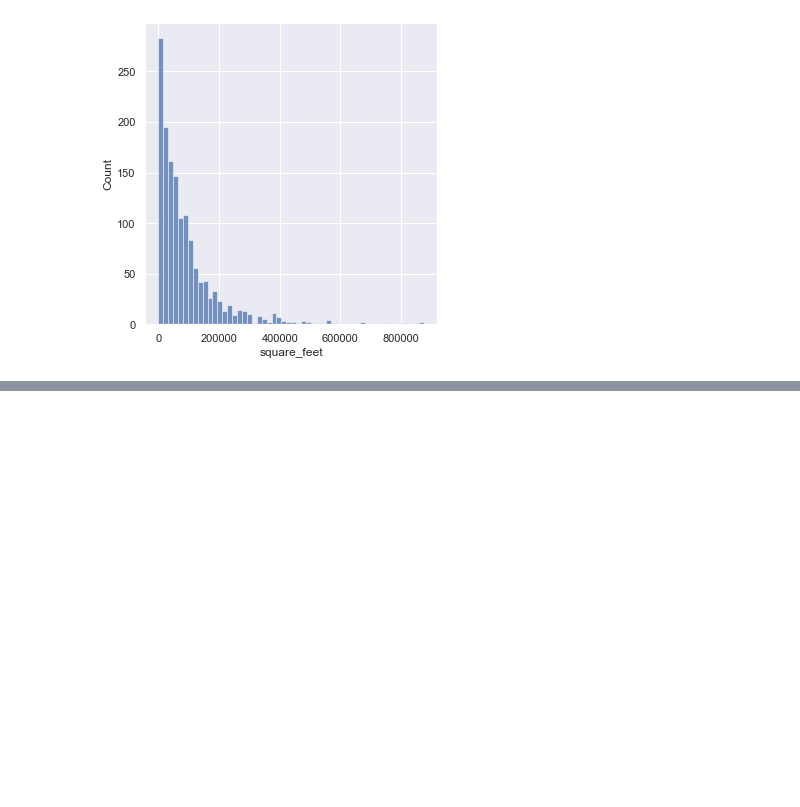
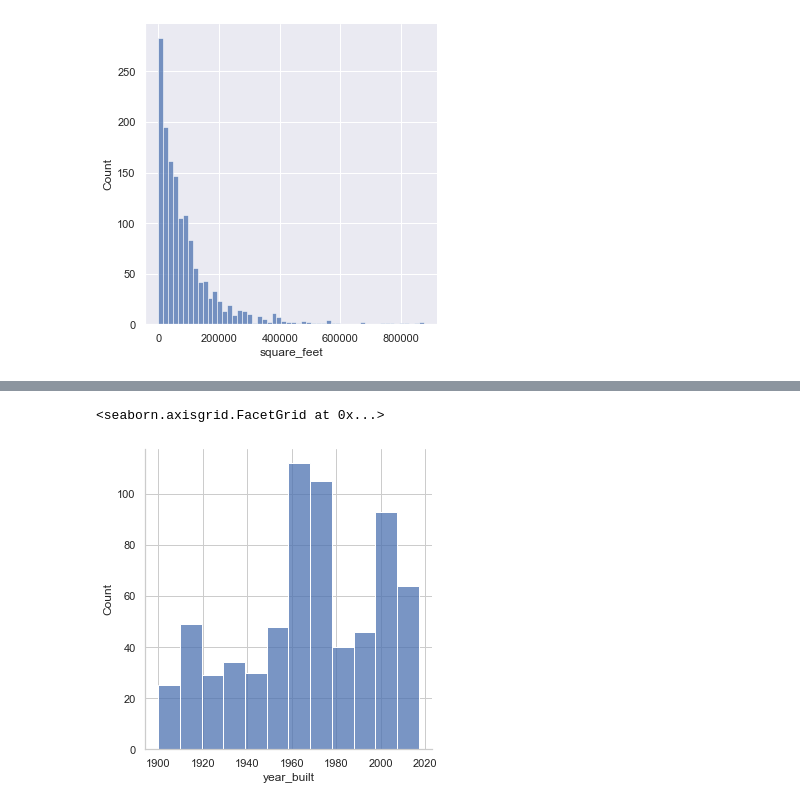
Before and after one commit to PeterStos/ASHRAE---Great-Energy-Predictor-III, a Jupyter notebook: Exploratory_Data_Analysis.ipynb, the cells around one changed output, grey strips where cells are left out. Saved outputs shown, nothing was run; the diff lists cells and outputs as text; code cells hidden in the pictures; blank space fills up the shorter version.

```diff
--- a/Exploratory_Data_Analysis.ipynb
+++ b/Exploratory_Data_Analysis.ipynb
@@ -324,0 +366,5 @@ sns.catplot(data=build_meta, x="primary_use", y="square_feet",height=10, aspect=
+# %%
+sns.displot(build_meta['year_built'])
+# %% [output]
+<seaborn.axisgrid.FacetGrid at 0x...>
+[figure, added]
```
Also changed, not shown: parts of 15 cells of this notebook.
